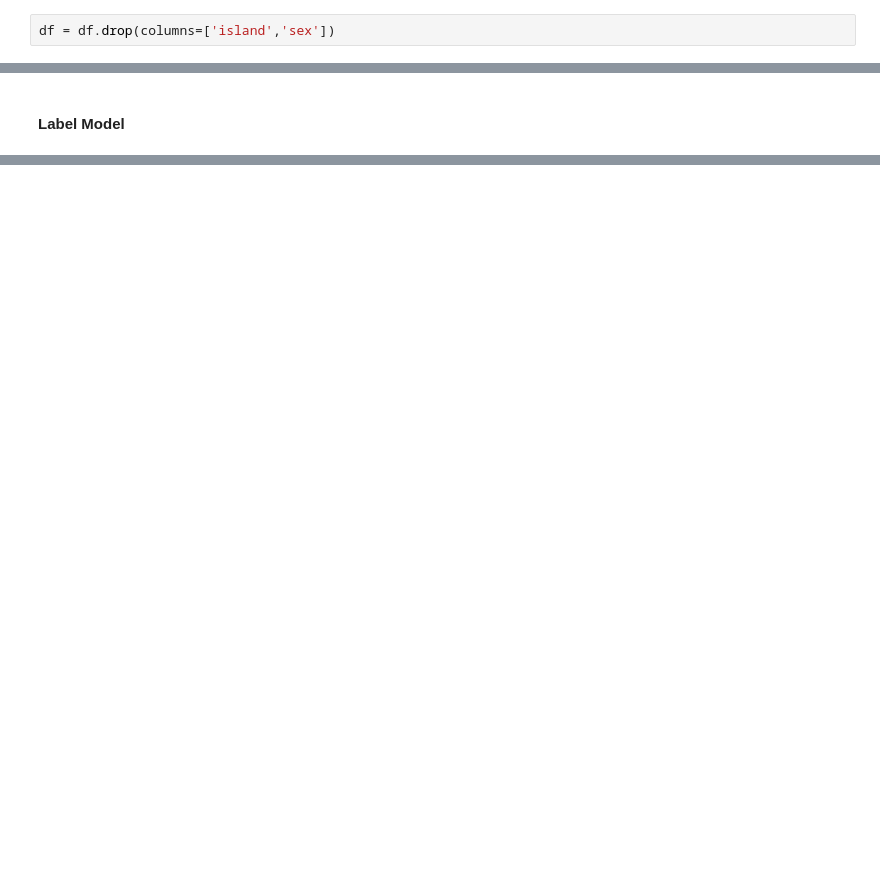
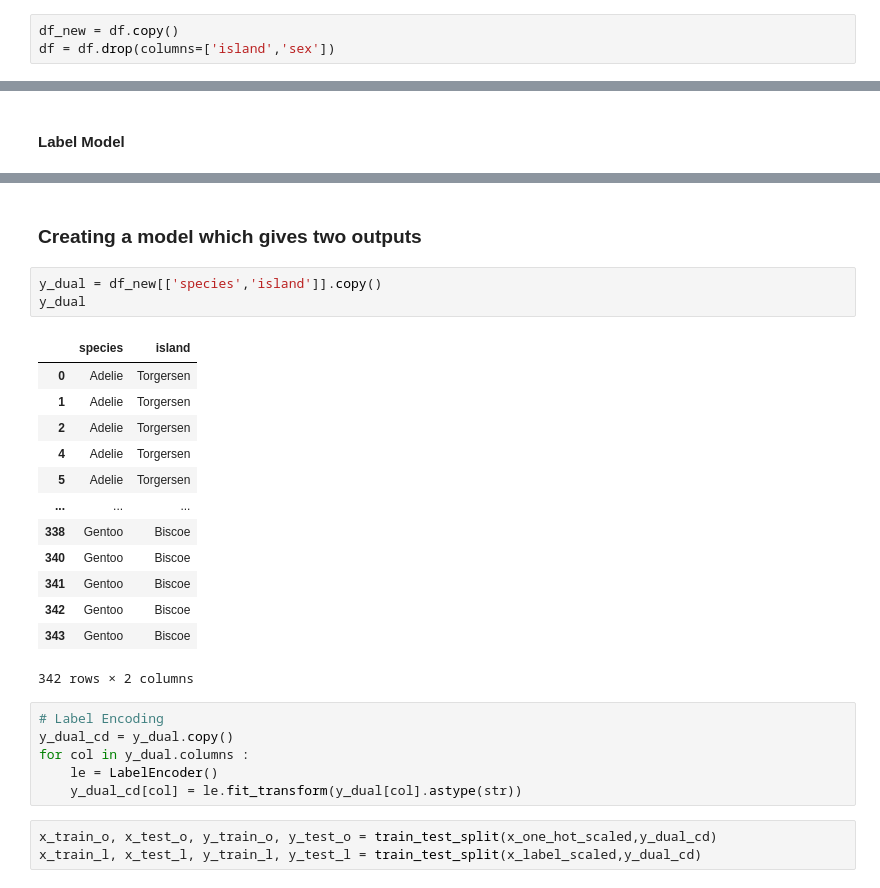
Before and after one commit to Karthik5412/Penguin-Species-Classification-Model, a Jupyter notebook: notebook.ipynb, the cells around one changed output, grey strips where cells are left out. Cells and saved outputs as stored; diff of their text form; blank space fills up the shorter version.

```diff
--- a/notebook.ipynb
+++ b/notebook.ipynb
@@ -92,6 +92,7 @@ sns.heatmap(df.corr(numeric_only= True), annot=True)
 # %% [markdown]
 ### ML Model
 # %%
+df_new = df.copy()
 df = df.drop(columns=['island','sex'])
 # %%
 for i in df.select_dtypes(object) :
@@ -268 +269,29 @@ result
  {'model': 'SVM', 'accuracy_score': 0.98, 'f1': 0.98}]
+# %% [markdown]
+### Creating a model which gives two outputs
+# %%
+y_dual = df_new[['species','island']].copy()
+y_dual
+# %% [output]
+|  | species | island |
+| 0 | Adelie | Torgersen |
+| 1 | Adelie | Torgersen |
+| 2 | Adelie | Torgersen |
+| 4 | Adelie | Torgersen |
+| 5 | Adelie | Torgersen |
+| ... | ... | ... |
+| 338 | Gentoo | Biscoe |
+| 340 | Gentoo | Biscoe |
+| 341 | Gentoo | Biscoe |
+| 342 | Gentoo | Biscoe |
+| 343 | Gentoo | Biscoe |
+342 rows × 2 columns
+# %%
+# Label Encoding
+y_dual_cd = y_dual.copy()
+for col in y_dual.columns :
+    le = LabelEncoder()
+    y_dual_cd[col] = le.fit_transform(y_dual[col].astype(str))
+# %%
+x_train_o, x_test_o, y_train_o, y_test_o = train_test_split(x_one_hot_scaled,y_dual_cd)
+x_train_l, x_test_l, y_train_l, y_test_l = train_test_split(x_label_scaled,y_dual_cd)
```
Also changed, not shown: parts of 8 cells of this notebook, 1 other file.
